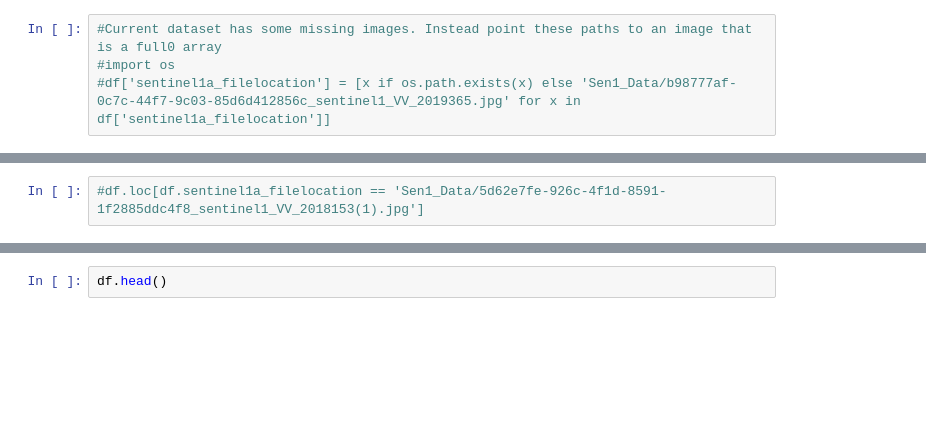
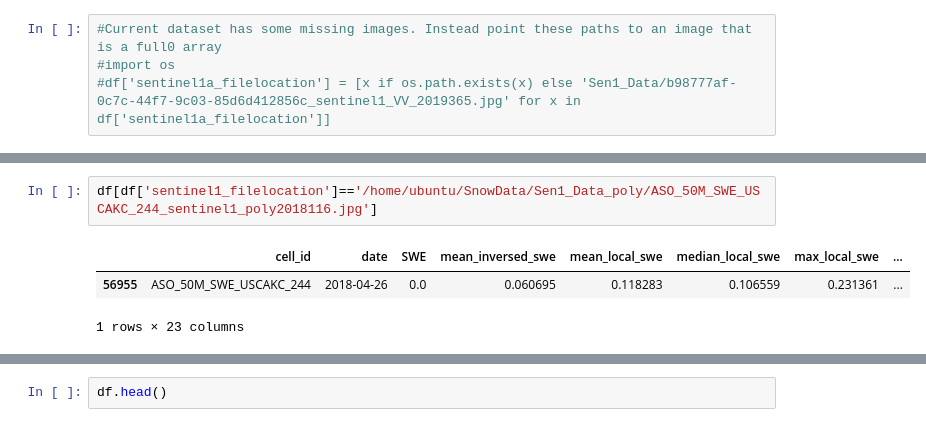
Before and after one commit to Seiris21/ucb2022.snowcast, a Jupyter notebook: notebooks/models/SWE_Model-C-S1-S2a-CNN+tabular.ipynb, the cells around one changed output, grey strips where cells are left out. Drawn from its saved outputs; the diff is of its cells as text; blank space fills up the shorter version.

```diff
--- a/notebooks/models/SWE_Model-C-S1-S2a-CNN+tabular.ipynb
+++ b/notebooks/models/SWE_Model-C-S1-S2a-CNN+tabular.ipynb
@@ -117,2 +128,6 @@ df.head()
-# %%
-#df.loc[df.sentinel1a_filelocation == 'Sen1_Data/5d62e7fe-926c-4f1d-8591-1f2885ddc4f8_sentinel1_VV_2018153(1).jpg']
+# %%
+df[df['sentinel1_filelocation']=='/home/ubuntu/SnowData/Sen1_Data_poly/ASO_50M_SWE_USCAKC_244_sentinel1_poly2018116.jpg']
+# %% [output]
+|  | cell_id | date | SWE | mean_inversed_swe | mean_local_swe | median_local_swe | max_local_swe | ... |
+| 56955 | ASO_50M_SWE_USCAKC_244 | 2018-04-26 | 0.0 | 0.060695 | 0.118283 | 0.106559 | 0.231361 | ... |
+1 rows × 23 columns
```
Also changed, not shown: parts of 5 cells of this notebook.
